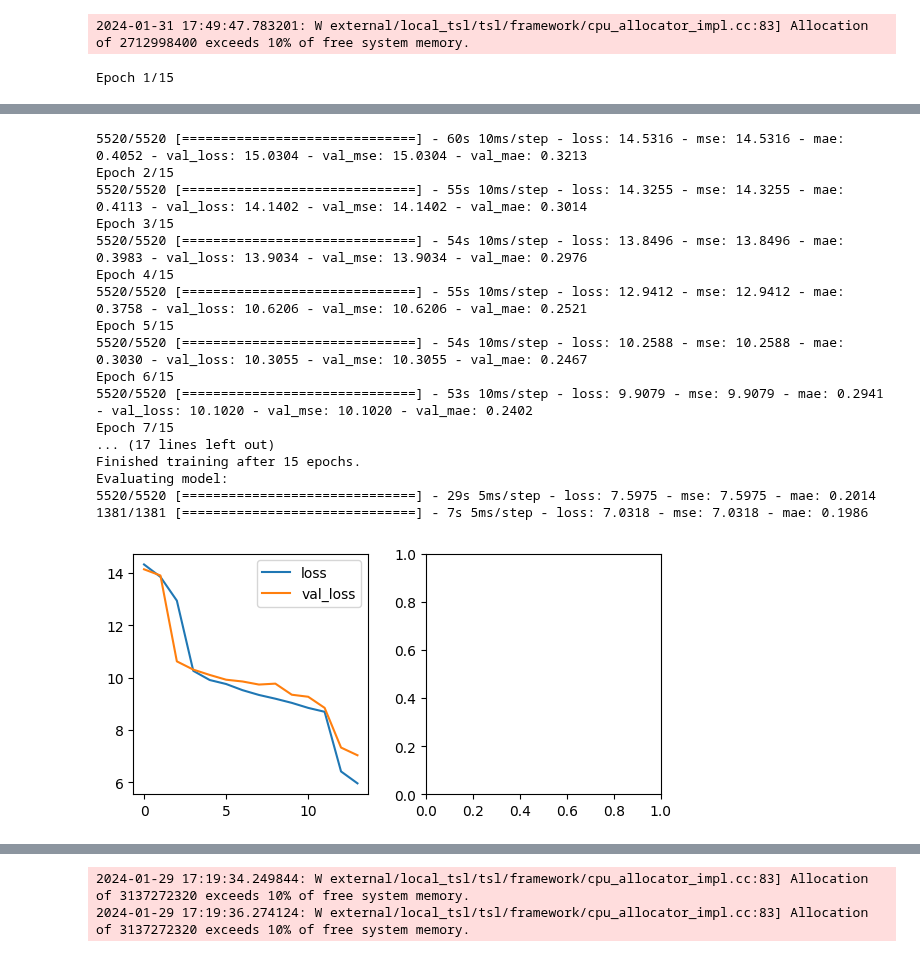
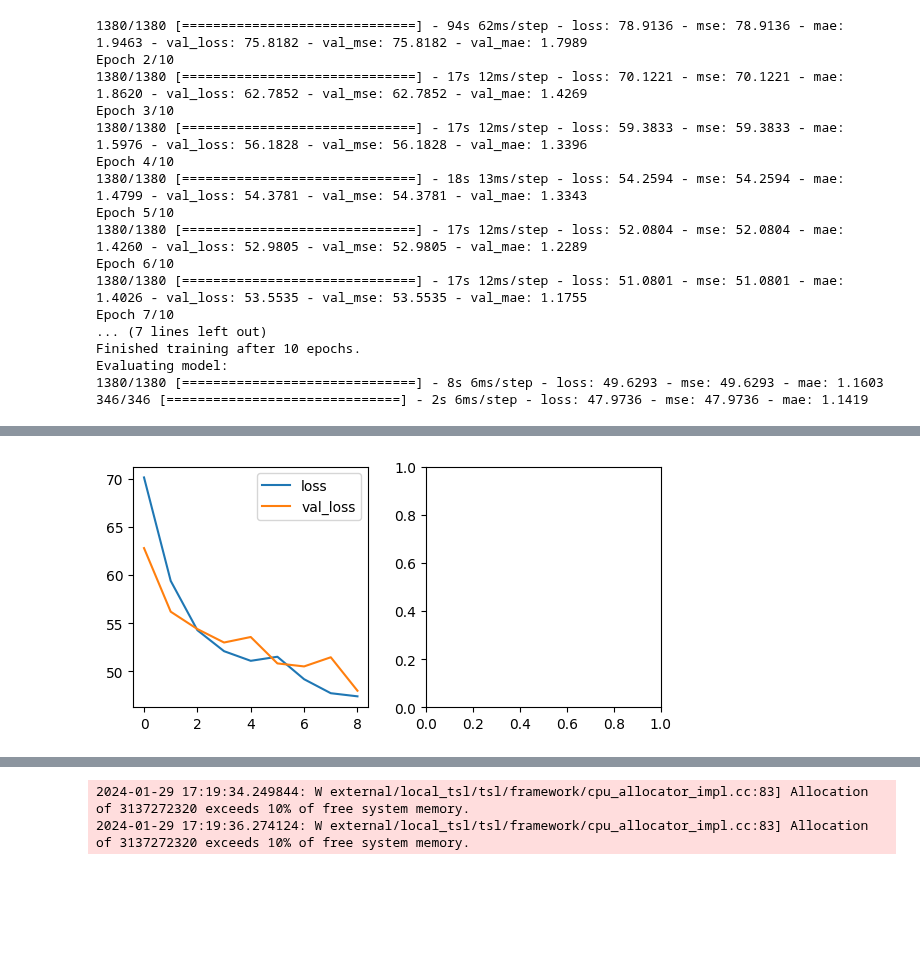
Before and after one commit to DavidBaldsiefen/splid-challenge, a Jupyter notebook: node_localizer.ipynb, the cells around one changed output, grey strips where cells are left out. Drawn from its saved outputs; the diff is of its cells as text; code cells hidden in the pictures; blank space fills up the shorter version.

```diff
--- a/node_localizer.ipynb
+++ b/node_localizer.ipynb
@@ -44,19 +44,21 @@ ns_input_features = ['Eccentricity', 'Semimajor Axis (m)',  'Inclination (deg)',
 
 
 utils.set_random_seed(42)
-# ds_gen_ew = datahandler.DatasetGenerator(split_df=split_dataframes, input_features=ew_input_features,
+ds_gen_ew = datahandler.DatasetGenerator(split_df=split_dataframes, input_features=ew_input_features,
+                                      with_labels=True, pad_location_labels=0,
+                                      nonbinary_padding=[100.0, 70.0, 49.0, 34.0, 24.0],
+                                      train_val_split=0.8, input_stride=4, padding='none',
+                                      transform_features=True,
+                                      scale=True,
+                                      per_object_scaling=True,
+                                      input_history_steps=48, input_future_steps=48, seed=69)
+
+# ds_gen_ns = datahandler.DatasetGenerator(split_df=split_dataframes, input_features=ns_input_features,
 #                                       with_labels=True, pad_location_labels=0,
 #                                       nonbinary_padding=[120.0, 80.0, 60.0, 40.0, 20.0],
 #                                       train_val_split=0.8, input_stride=4, padding='none',
 #                                       transform_features=True,
-#                                       input_history_steps=48, input_future_steps=48, seed=69)
-
-ds_gen_ns = datahandler.DatasetGenerator(split_df=split_dataframes, input_features=ns_input_features,
-                                      with_labels=True, pad_location_labels=0,
-                                      nonbinary_padding=[120.0, 80.0, 60.0, 40.0, 20.0],
-                                      train_val_split=0.8, input_stride=4, padding='none',
-                                      transform_features=True,
-                                      input_history_steps=64, input_future_steps=64, seed=69)
+#                                       input_history_steps=64, input_future_steps=64, seed=69)
 # %% [output]
 =========================Creating Generator=======================
 Seed: 69
@@ -88,14 +129,18 @@ hist = model_ew.fit(train_ew, val_ds=val_ew, epochs=20, verbose=1, plot_hist=Tru
 # %%
-train_ew, val_ew = ds_gen_ew.get_datasets(512, label_features=['EW_Node_Location_nb'], shuffle=True, stride=1)
+train_ns, val_ns = ds_gen_ns.get_datasets(512,
+                                          label_features=['NS_Node_Location_nb'],
+                                          shuffle=True,
+                                          stride=1,
+                                          keep_label_stride=4)
 # TODO: add a form of stride that keeps all the label fields?
-print(train_ew.element_spec)
+print(train_ns.element_spec)
 
-model_ew = prediction_models.Dense_NN_regression(val_ew, conv1d_layers=[[32,6],[32,6]], dense_layers=[16,4],
-                                                 l2_reg=0.0, mixed_dropout=0.3,
-                                                 lr_scheduler=[0.003,10000,0.9],
+model_ns = prediction_models.Dense_NN_regression(val_ns, conv1d_layers=[[32,6],[32,6],[32,6]], dense_layers=[16,4],
+                                                 l2_reg=0.0, mixed_dropout=0.2,
+                                                 lr_scheduler=[0.005,10000,0.9],
                                                  final_activation='relu',
                                                  seed=0)
 
-model_ew.summary()
-hist = model_ew.fit(train_ew, val_ds=val_ew, epochs=15, verbose=1, plot_hist=True, callbacks=[])
+model_ns.summary()
+hist = model_ns.fit(train_ns, val_ds=val_ns, epochs=10, verbose=1, plot_hist=True, callbacks=[])
 # %% [output]
@@ -136,2 +170,17 @@ Starting training. Optimizing "val_accuracy"
-2024-01-31 17:49:47.783201: W external/local_tsl/tsl/framework/cpu_allocator_impl.cc:83] Allocation of 2712998400 exceeds 10% of free system memory.
+1380/1380 [==============================] - 94s 62ms/step - loss: 78.9136 - mse: 78.9136 - mae: 1.9463 - val_loss: 75.8182 - val_mse: 75.8182 - val_mae: 1.7989
+Epoch 2/10
+1380/1380 [==============================] - 17s 12ms/step - loss: 70.1221 - mse: 70.1221 - mae: 1.8620 - val_loss: 62.7852 - val_mse: 62.7852 - val_mae: 1.4269
+Epoch 3/10
+1380/1380 [==============================] - 17s 12ms/step - loss: 59.3833 - mse: 59.3833 - mae: 1.5976 - val_loss: 56.1828 - val_mse: 56.1828 - val_mae: 1.3396
+Epoch 4/10
+1380/1380 [==============================] - 18s 13ms/step - loss: 54.2594 - mse: 54.2594 - mae: 1.4799 - val_loss: 54.3781 - val_mse: 54.3781 - val_mae: 1.3343
+Epoch 5/10
+1380/1380 [==============================] - 17s 12ms/step - loss: 52.0804 - mse: 52.0804 - mae: 1.4260 - val_loss: 52.9805 - val_mse: 52.9805 - val_mae: 1.2289
+Epoch 6/10
+1380/1380 [==============================] - 17s 12ms/step - loss: 51.0801 - mse: 51.0801 - mae: 1.4026 - val_loss: 53.5535 - val_mse: 53.5535 - val_mae: 1.1755
+Epoch 7/10
+... (7 lines left out)
+Finished training after 10 epochs.
+Evaluating model:
+1380/1380 [==============================] - 8s 6ms/step - loss: 49.6293 - mse: 49.6293 - mae: 1.1603
+346/346 [==============================] - 2s 6ms/step - loss: 47.9736 - mse: 47.9736 - mae: 1.1419
-Epoch 1/15
@@ -144,18 +187 @@ I0000 00:00:1706719791.875380   45266 device_compiler.h:186] Compiled cluster us
-5520/5520 [==============================] - 60s 10ms/step - loss: 14.5316 - mse: 14.5316 - mae: 0.4052 - val_loss: 15.0304 - val_mse: 15.0304 - val_mae: 0.3213
-Epoch 2/15
-5520/5520 [==============================] - 55s 10ms/step - loss: 14.3255 - mse: 14.3255 - mae: 0.4113 - val_loss: 14.1402 - val_mse: 14.1402 - val_mae: 0.3014
-Epoch 3/15
-5520/5520 [==============================] - 54s 10ms/step - loss: 13.8496 - mse: 13.8496 - mae: 0.3983 - val_loss: 13.9034 - val_mse: 13.9034 - val_mae: 0.2976
-Epoch 4/15
-5520/5520 [==============================] - 55s 10ms/step - loss: 12.9412 - mse: 12.9412 - mae: 0.3758 - val_loss: 10.6206 - val_mse: 10.6206 - val_mae: 0.2521
-Epoch 5/15
-5520/5520 [==============================] - 54s 10ms/step - loss: 10.2588 - mse: 10.2588 - mae: 0.3030 - val_loss: 10.3055 - val_mse: 10.3055 - val_mae: 0.2467
-Epoch 6/15
-5520/5520 [==============================] - 53s 10ms/step - loss: 9.9079 - mse: 9.9079 - mae: 0.2941 - val_loss: 10.1020 - val_mse: 10.1020 - val_mae: 0.2402
-Epoch 7/15
-... (17 lines left out)
-Finished training after 15 epochs.
-Evaluating model:
-5520/5520 [==============================] - 29s 5ms/step - loss: 7.5975 - mse: 7.5975 - mae: 0.2014
-1381/1381 [==============================] - 7s 5ms/step - loss: 7.0318 - mse: 7.0318 - mae: 0.1986
-[figure, old version]
+[figure, new version]
```
Also changed, not shown: parts of 13 cells of this notebook, 10 other files.
